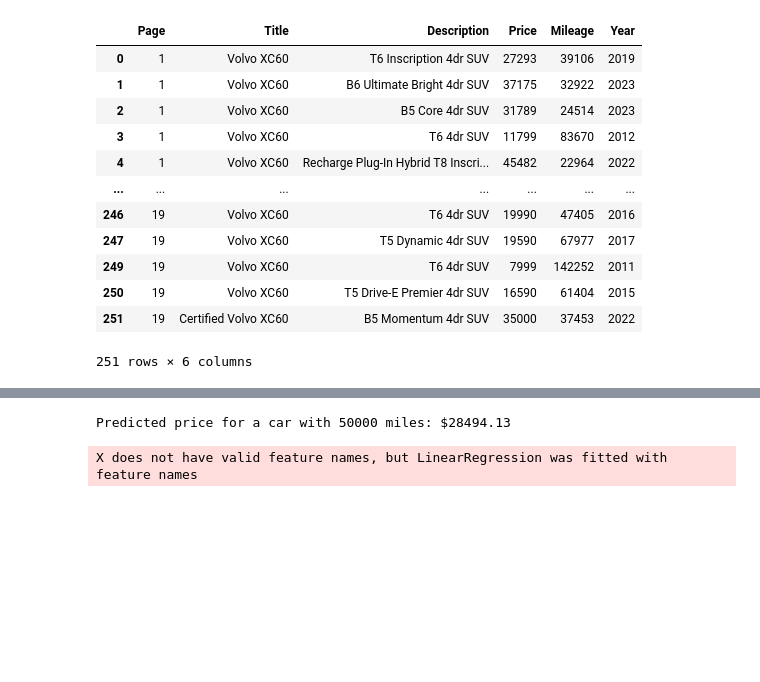
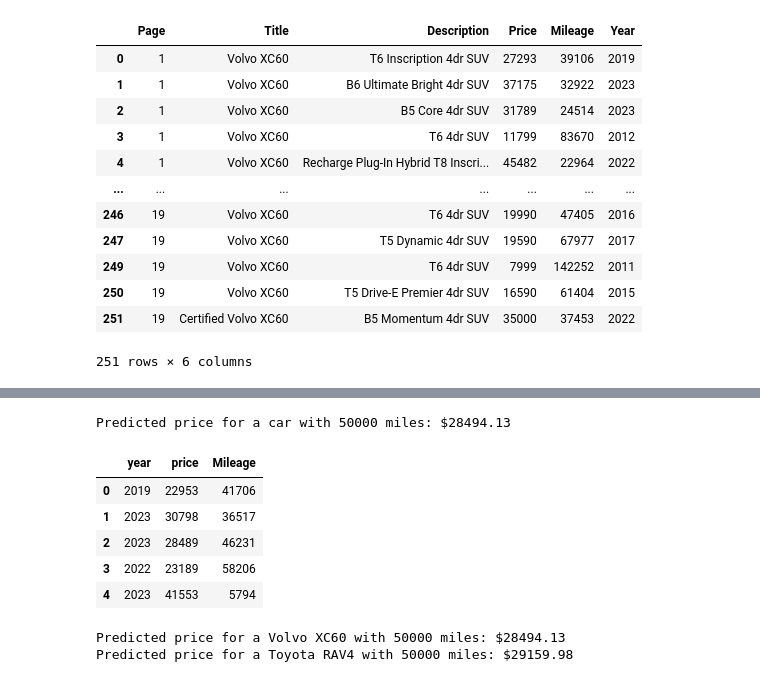
Before and after one commit to BotanicalAmy/Vehicle-Research, a Jupyter notebook: Edmunds_scrape.ipynb, the cells around one changed output, grey strips where cells are left out. Cells and saved outputs as stored; diff of their text form; code cells hidden in the pictures; blank space fills up the shorter version.

Commit message:
model comparison
Added comparison between volvo XC60 and Rav4

```diff
--- a/Edmunds_scrape.ipynb
+++ b/Edmunds_scrape.ipynb
@@ -219,8 +221,31 @@ Regression equation: predicted_price = 41290.63 -0.26 * mileage
 # %%
+#ignore the warning
+import warnings
+warnings.filterwarnings('ignore')
+
 #predict the price of a volvo based on mileage
-mileage = 50000
-predicted_price = volvo_model.predict([[mileage]])[0]
-print(f"Predicted price for a car with {mileage} miles: ${predicted_price:.2f}")
+pred_mileage = 50000
+predicted_price = volvo_model.predict([[pred_mileage]])
+print(f"Predicted price for a car with {pred_mileage} miles: ${predicted_price[0]:.2f}")
 # %% [output]
 Predicted price for a car with 50000 miles: $28494.13
-X does not have valid feature names, but LinearRegression was fitted with feature names
+# %%
+#open the csv file called toyotarav4 and read it as a dataframe
+toyota_df = pd.read_csv('toyotarav4.csv')
+
+#convert the price, mileage and year to integer
+toyota_df['price'] = toyota_df['price'].str.replace('$', '').str.replace(',', '').astype(int)
+toyota_df['mileage'] = toyota_df['mileage'].str.replace(' miles', '').str.replace(',', '').astype(int)
+#rename mileage to Mileage
+toyota_df.rename(columns={'mileage': 'Mileage'}, inplace=True)
+toyota_df['year'] = toyota_df['year'].astype(int)
+
+#preview the first 5 rows of data
+display(toyota_df.head())
+# %% [output]
+|  | year | price | Mileage |
+| 0 | 2019 | 22953 | 41706 |
+| 1 | 2023 | 30798 | 36517 |
+| 2 | 2023 | 28489 | 46231 |
+| 3 | 2022 | 23189 | 58206 |
+| 4 | 2023 | 41553 | 5794 |
@@ -226,0 +294,15 @@ X does not have valid feature names, but LinearRegression was fitted with featur
+# %%
+#ignore the warning
+import warnings
+warnings.filterwarnings('ignore')
+
+# Predict both the volvo and rav4 price based on mileage
+pred_mileage = 50000
+volvo_predicted_price = volvo_model.predict([[pred_mileage]])
+rav4_predicted_price = rav4_model.predict([[pred_mileage]])
+
+print(f"Predicted price for a Volvo XC60 with {pred_mileage} miles: ${volvo_predicted_price[0]:.2f}")
+print(f"Predicted price for a Toyota RAV4 with {pred_mileage} miles: ${rav4_predicted_price[0]:.2f}")
+# %% [output]
+Predicted price for a Volvo XC60 with 50000 miles: $28494.13
+Predicted price for a Toyota RAV4 with 50000 miles: $29159.98
```
Also changed, not shown: parts of 5 cells of this notebook.
